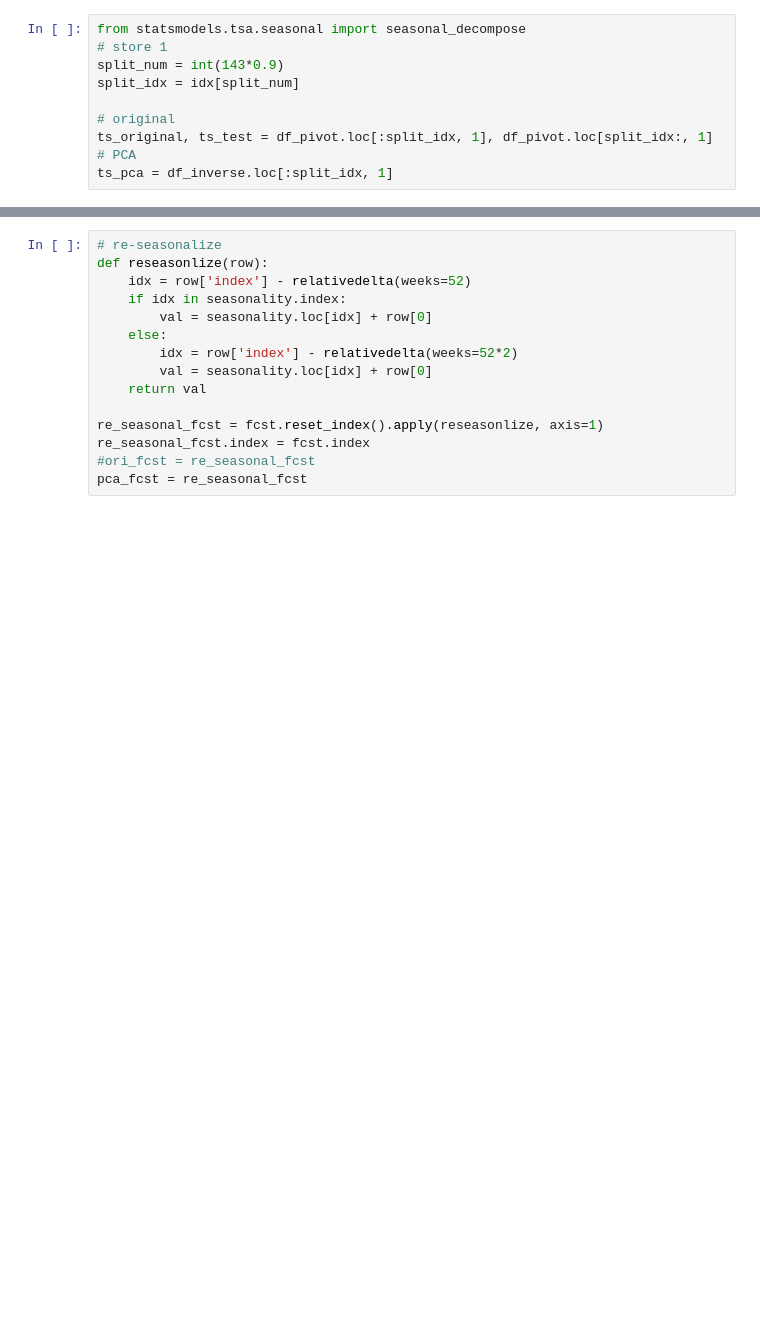
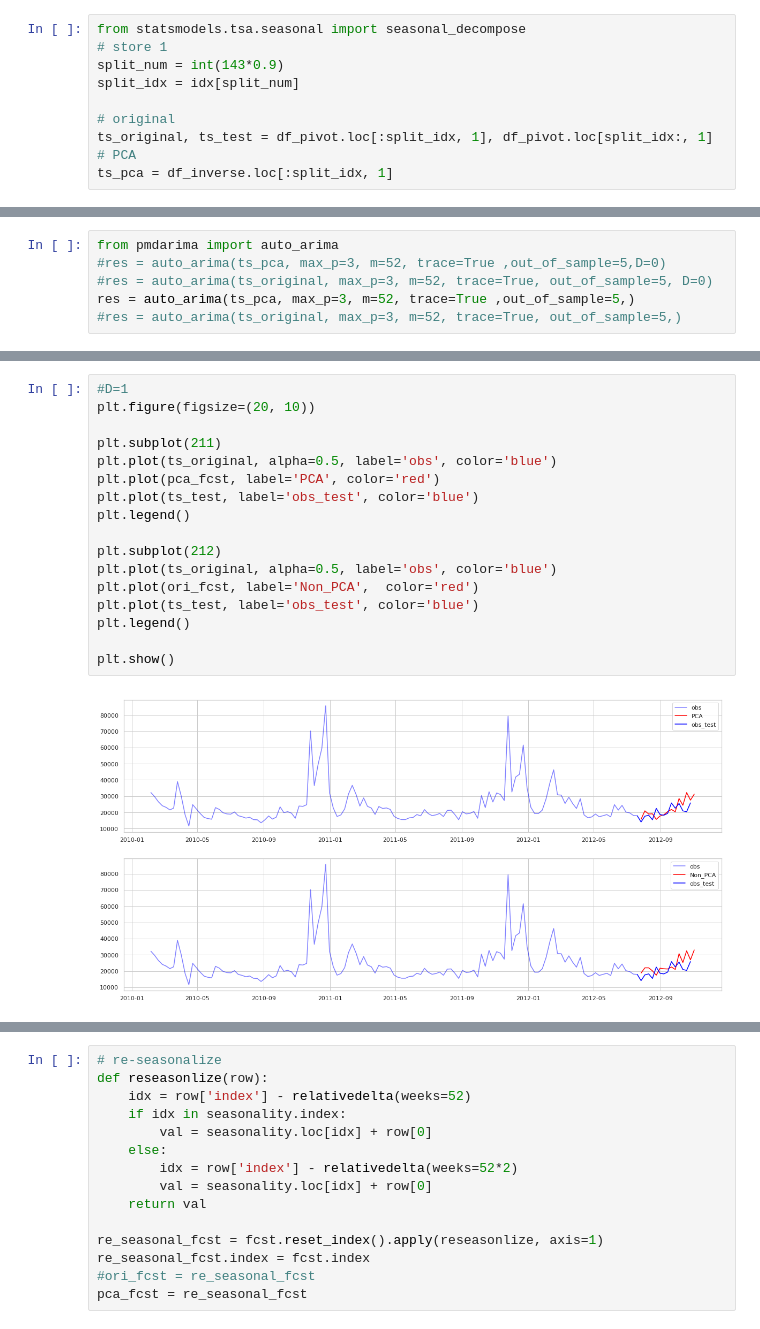
Before and after one commit to HenryPaik1/WalmartDemandForecast, a Jupyter notebook: ts_presentation.ipynb, the cells around one changed output, grey strips where cells are left out. Saved outputs shown, nothing was run; the diff lists cells and outputs as text; blank space fills up the shorter version.

```diff
--- a/ts_presentation.ipynb
+++ b/ts_presentation.ipynb
@@ -269,0 +313,6 @@ ts_pca = df_inverse.loc[:split_idx, 1]
+# %%
+from pmdarima import auto_arima
+#res = auto_arima(ts_pca, max_p=3, m=52, trace=True ,out_of_sample=5,D=0)
+#res = auto_arima(ts_original, max_p=3, m=52, trace=True, out_of_sample=5, D=0)
+res = auto_arima(ts_pca, max_p=3, m=52, trace=True ,out_of_sample=5,)
+#res = auto_arima(ts_original, max_p=3, m=52, trace=True, out_of_sample=5,)
@@ -269,0 +358,19 @@ ts_pca = df_inverse.loc[:split_idx, 1]
+# %%
+#D=1
+plt.figure(figsize=(20, 10))
+
+plt.subplot(211)
+plt.plot(ts_original, alpha=0.5, label='obs', color='blue')
+plt.plot(pca_fcst, label='PCA', color='red')
+plt.plot(ts_test, label='obs_test', color='blue')
+plt.legend()
+
+plt.subplot(212)
+plt.plot(ts_original, alpha=0.5, label='obs', color='blue')
+plt.plot(ori_fcst, label='Non_PCA',  color='red')
+plt.plot(ts_test, label='obs_test', color='blue')
+plt.legend()
+
+plt.show()
+# %% [output]
+[figure, added]
```
Also changed, not shown: parts of 76 cells of this notebook.
